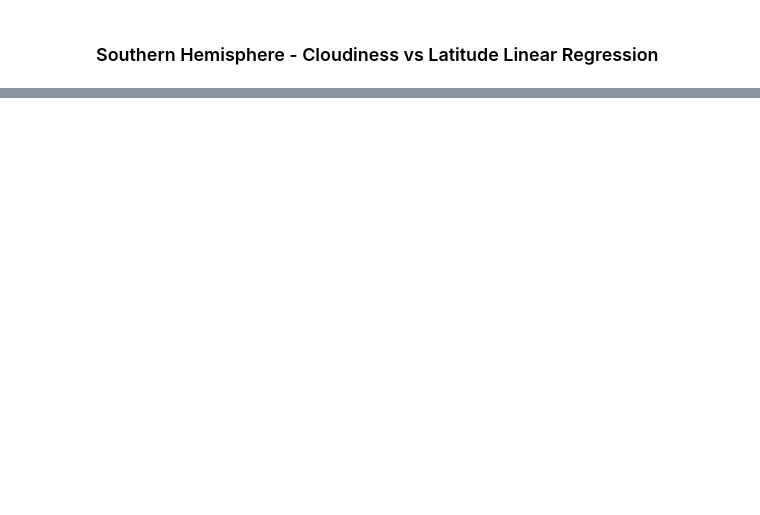
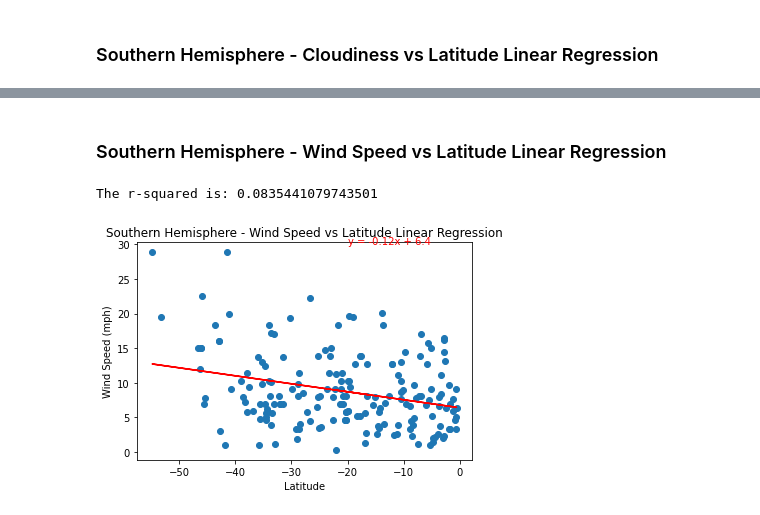
Before and after one commit to cmoeser5/City-Weather, a Jupyter notebook: WeatherPy/WeatherPy.ipynb, the cells around one changed output, grey strips where cells are left out. Saved outputs shown, nothing was run; the diff lists cells and outputs as text; code cells hidden in the pictures; blank space fills up the shorter version.

```diff
--- a/WeatherPy/WeatherPy.ipynb
+++ b/WeatherPy/WeatherPy.ipynb
@@ -388,0 +401,15 @@ The r-squared is: 1.3189427650003934e-06
+# %% [markdown]
+###  Southern Hemisphere - Wind Speed vs Latitude Linear Regression
+# %%
+equation = linear_regression(south_df["Lat"], south_df["Wind Speed"])
+
+annotate(equation[0], -20, 30)
+
+plt.title(f"Southern Hemisphere - Wind Speed vs Latitude Linear Regression")
+plt.xlabel("Latitude")
+plt.ylabel("Wind Speed (mph)")
+print(f"The r-squared is: {equation[1]**2}")
+plt.savefig("output_data/Southern_Hemisphere-Wind_Speed_vs_Lat")
+# %% [output]
+The r-squared is: 0.0835441079743501
+[figure, added]
```
Also changed, not shown: parts of 19 cells of this notebook, 13 other files.
